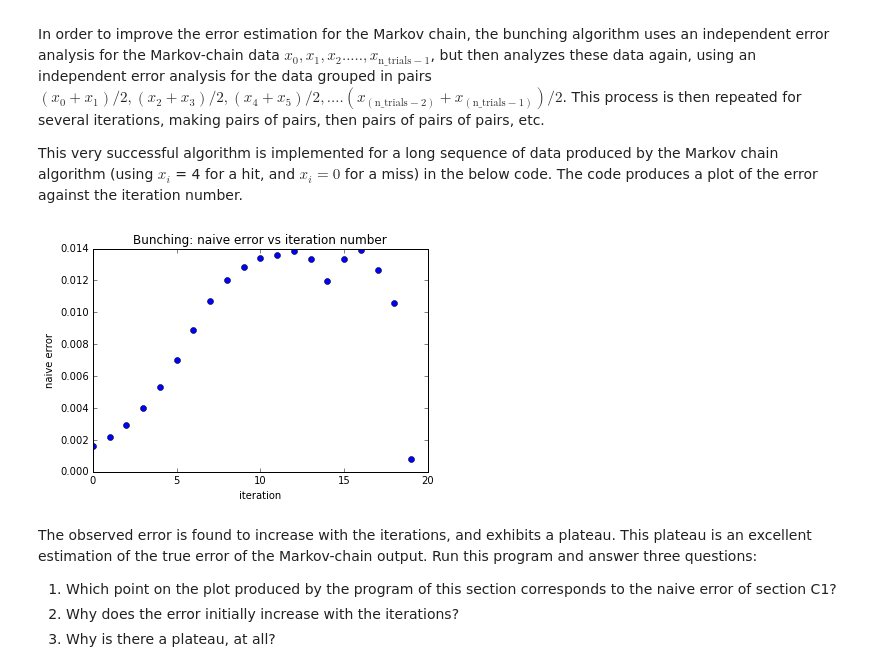
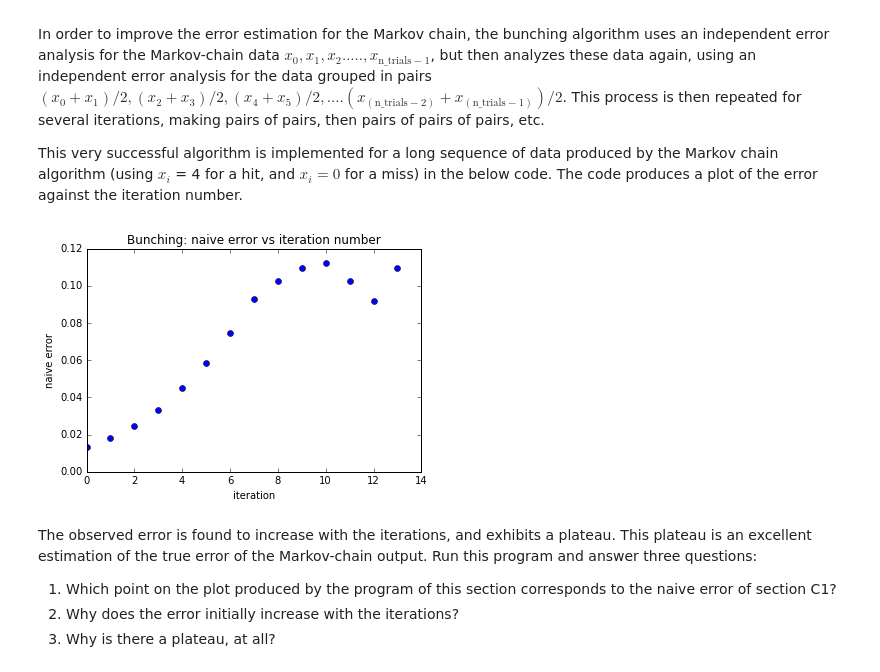
Before and after one commit to MirekJ/mirekJ_7110_v2, a Jupyter notebook: Homework/HW1.ipynb, the cells around one changed output. Cells and saved outputs as stored; diff of their text form; code cells hidden in the pictures.

```diff
--- a/Homework/HW1.ipynb
+++ b/Homework/HW1.ipynb
@@ -262,35 +262,35 @@ def markov_pi_all_data(N, delta):
         else:
             data.append(0.0)
     return data
 
-poweroftwo = 20
+poweroftwo = 14
 n_trials = 2 ** poweroftwo
 delta = 0.1
 data = markov_pi_all_data(n_trials, delta)
 errors  = []
 bunches = []
 for i in range(poweroftwo):
     new_data = []
     mean = 0.0
     mean_sq = 0.0
     N = len(data)
     while data != []:
         x = data.pop()
         y = data.pop()
         mean += x + y
         mean_sq += x ** 2 + y ** 2
         new_data.append((x + y) / 2.0 )
     errors.append(math.sqrt(mean_sq / N - (mean / N) ** 2) / math.sqrt(N))
     bunches.append(i)
     data = new_data[:]
 pylab.plot(bunches, errors, 'o')
 pylab.xlabel('iteration')
 pylab.ylabel('naive error')
 pylab.title('Bunching: naive error vs iteration number')
 pylab.savefig('apparent_error_bunching.png', format='PNG')
 pylab.show()
 # %% [output]
-[figure, old version]
+[figure, new version]
 # %% [markdown]
 The observed error is found to increase with the iterations, and exhibits a plateau. This plateau is an
 excellent estimation of the true error of the Markov-chain output. Run this program and answer three
```
Also changed, not shown: parts of 7 cells of this notebook.
